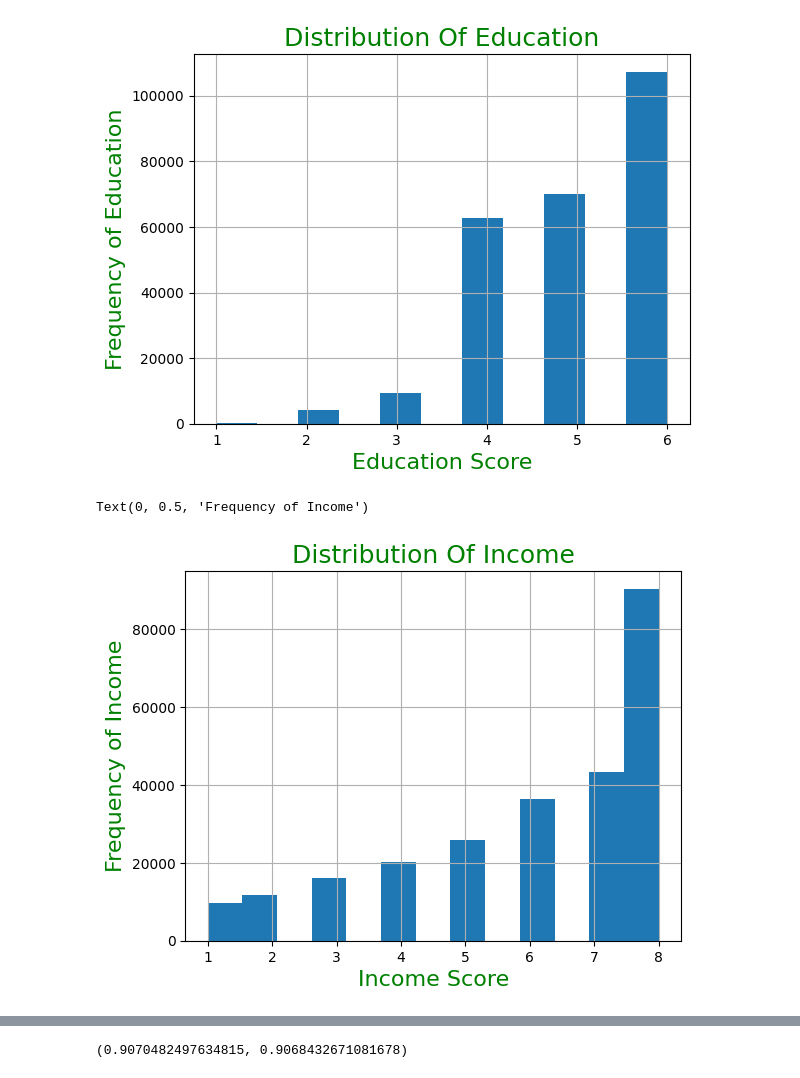
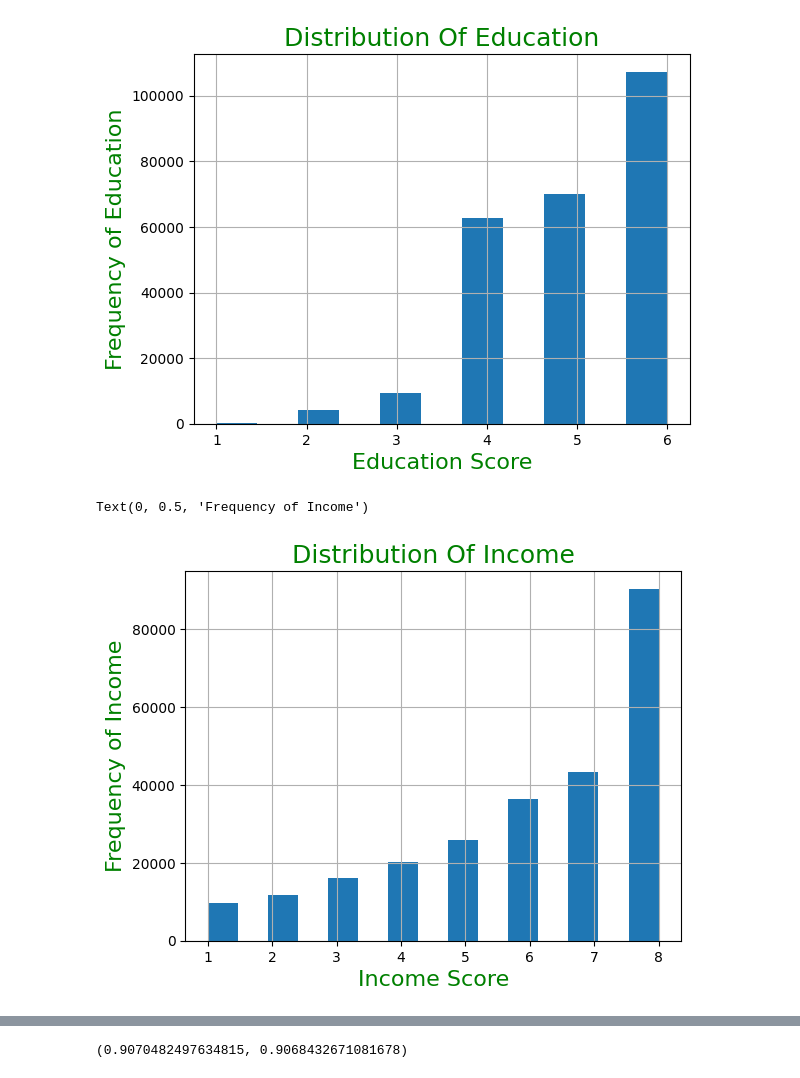
Before and after one commit to ejohnmedina/dsi-project-4, a Jupyter notebook: derek.ipynb, the cells around one changed output, grey strips where cells are left out. Cells and saved outputs as stored; diff of their text form; code cells hidden in the pictures.

```diff
--- a/derek.ipynb
+++ b/derek.ipynb
@@ -1,7 +1,7 @@
 # %%
 import pandas as pd
 # %%
-data = pd.read_csv('C:/Users/derek/OneDrive/Documents/General Assembly/heart_disease/heart.csv')
+data = pd.read_csv('data/heart_disease_ind_2015.csv')
 # %%
 data.head()
 # %% [output]
@@ -168,13 +168,13 @@ Text(0, 0.5, 'Frequency of Education')
 [figure]
 # %%
 d = data['Income']
-hist = d.hist(bins=13)
+hist = d.hist(bins=15)
 plt.title("Distribution Of Income", size = 18, color='green')
 plt.xlabel("Income Score", size = 16, color='green')
 plt.ylabel("Frequency of Income", size = 16, color='green')
 # %% [output]
 Text(0, 0.5, 'Frequency of Income')
-[figure, old version]
+[figure, new version]
 # %%
 #scaler
 from sklearn.preprocessing import StandardScaler
```
Also changed, not shown: parts of 11 cells of this notebook.
